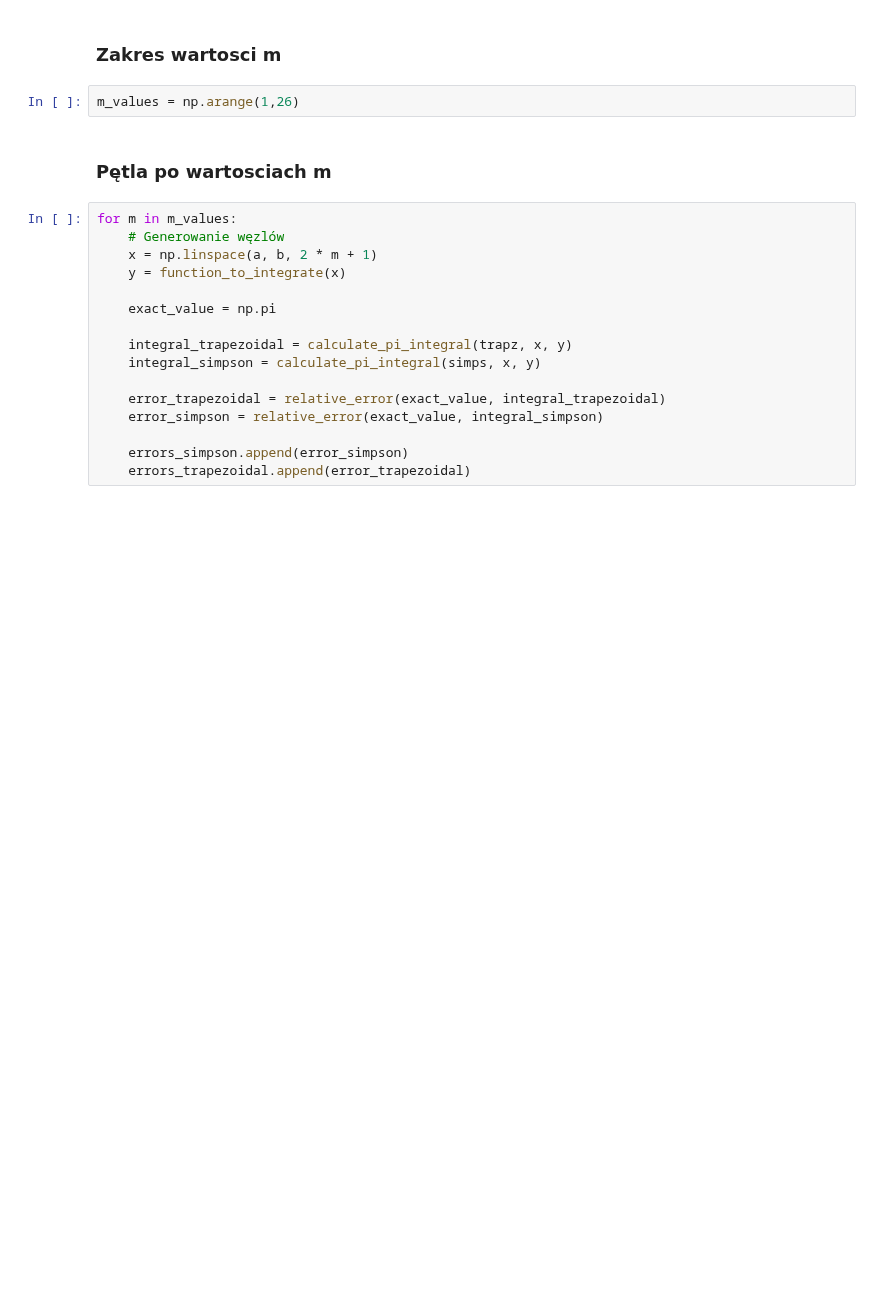
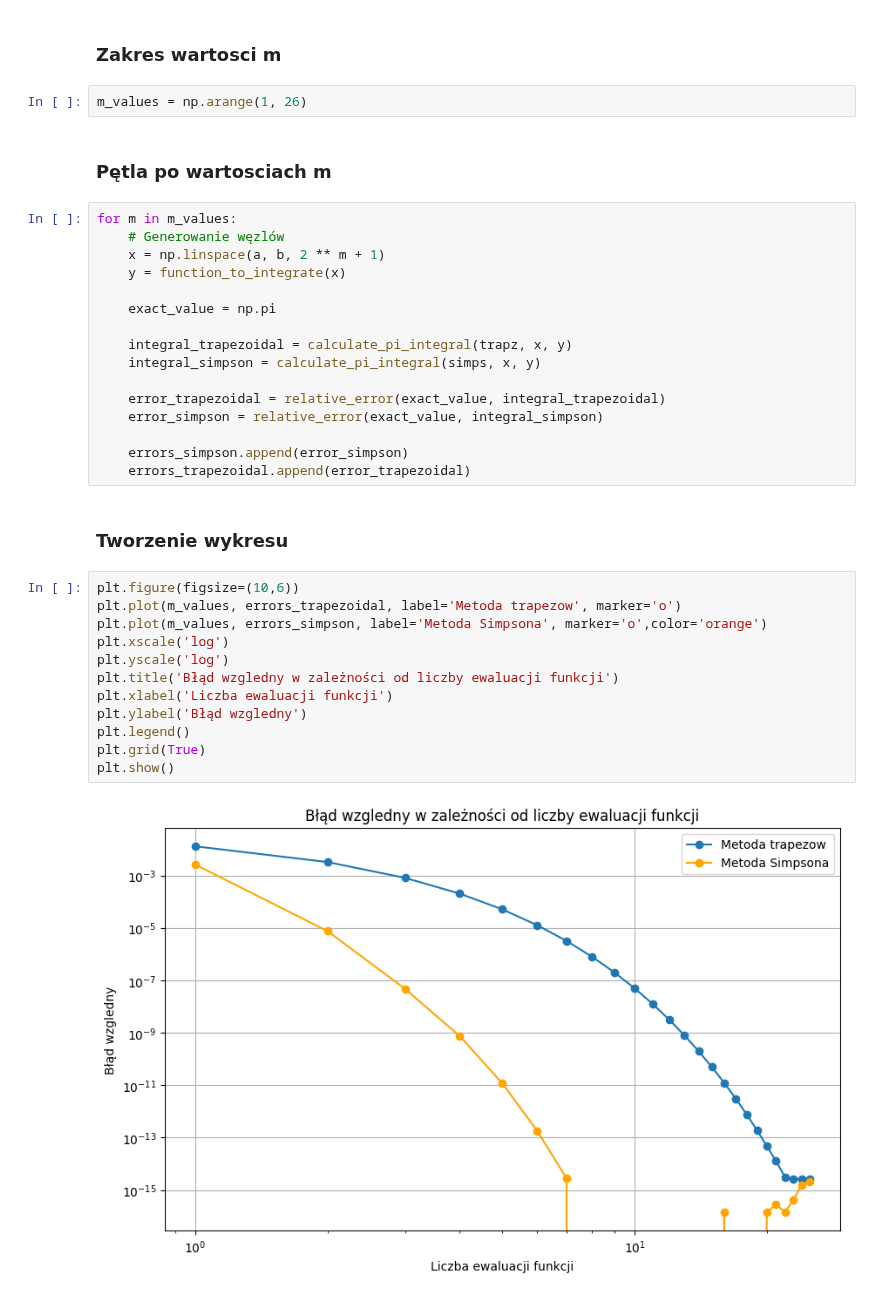
Before and after one commit to arturgesiarz/CalculationTechMethods-Course, a Jupyter notebook: lab06/ex1.ipynb, the cells around one changed output. Drawn from its saved outputs; the diff is of its cells as text; blank space fills up the shorter version.

```diff
--- a/lab06/ex1.ipynb
+++ b/lab06/ex1.ipynb
@@ -35,13 +35,13 @@ b = 1
 # %% [markdown]
 ### Zakres wartosci m
 # %%
-m_values = np.arange(1,26)
+m_values = np.arange(1, 26)
 # %% [markdown]
 ### Pętla po wartosciach m
 # %%
 for m in m_values:
     # Generowanie węzlów
-    x = np.linspace(a, b, 2 * m + 1)
+    x = np.linspace(a, b, 2 ** m + 1)
     y = function_to_integrate(x)
 
     exact_value = np.pi
@@ -54,3 +54,19 @@ for m in m_values:
 
     errors_simpson.append(error_simpson)
     errors_trapezoidal.append(error_trapezoidal)
+# %% [markdown]
+### Tworzenie wykresu
+# %%
+plt.figure(figsize=(10,6))
+plt.plot(m_values, errors_trapezoidal, label='Metoda trapezow', marker='o')
+plt.plot(m_values, errors_simpson, label='Metoda Simpsona', marker='o',color='orange')
+plt.xscale('log')
+plt.yscale('log')
+plt.title('Błąd wzgledny w zależności od liczby ewaluacji funkcji')
+plt.xlabel('Liczba ewaluacji funkcji')
+plt.ylabel('Błąd wzgledny')
+plt.legend()
+plt.grid(True)
+plt.show()
+# %% [output]
+[figure, added]
```
Also changed, not shown: parts of 3 cells of this notebook.
